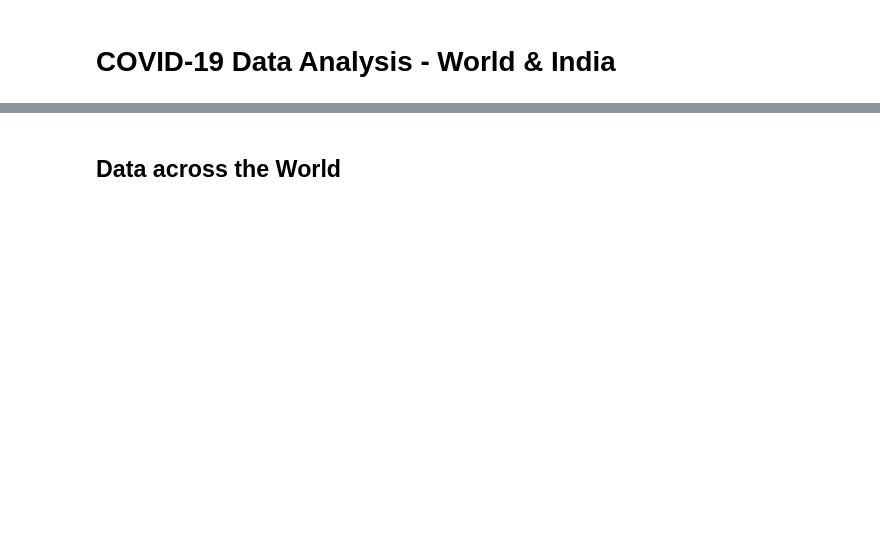
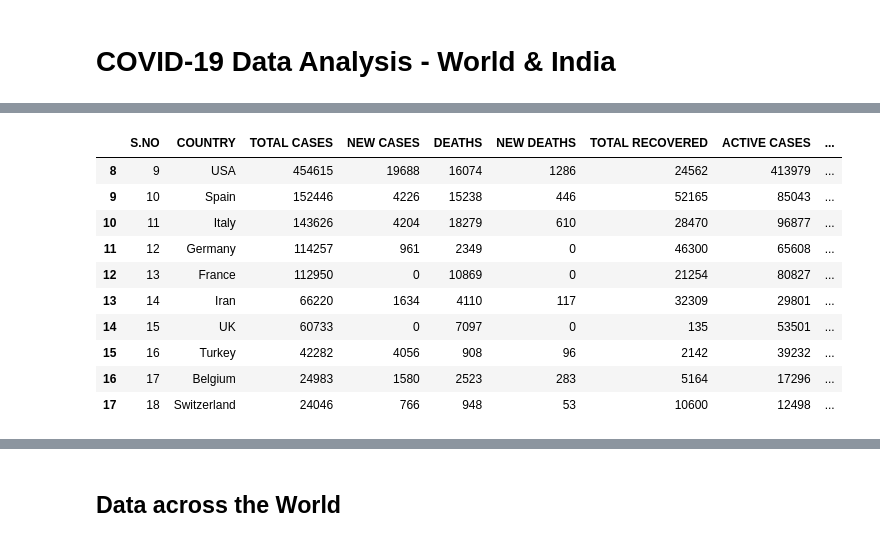
Before and after one commit to Ram-95/Corona-Tracker, a Jupyter notebook: COVID-19_Data_Analysis.ipynb, the cells around one changed output, grey strips where cells are left out. Saved outputs shown, nothing was run; the diff lists cells and outputs as text; code cells hidden in the pictures; blank space fills up the shorter version.

```diff
--- a/COVID-19_Data_Analysis.ipynb
+++ b/COVID-19_Data_Analysis.ipynb
@@ -31,3 +91,17 @@ df.tail()
+# %%
+df4.iloc[8:18]
+# %% [output]
+|  | S.NO | COUNTRY | TOTAL CASES | NEW CASES | DEATHS | NEW DEATHS | TOTAL RECOVERED | ACTIVE CASES | ... |
+| 8 | 9 | USA | 454615 | 19688 | 16074 | 1286 | 24562 | 413979 | ... |
+| 9 | 10 | Spain | 152446 | 4226 | 15238 | 446 | 52165 | 85043 | ... |
+| 10 | 11 | Italy | 143626 | 4204 | 18279 | 610 | 28470 | 96877 | ... |
+| 11 | 12 | Germany | 114257 | 961 | 2349 | 0 | 46300 | 65608 | ... |
+| 12 | 13 | France | 112950 | 0 | 10869 | 0 | 21254 | 80827 | ... |
+| 13 | 14 | Iran | 66220 | 1634 | 4110 | 117 | 32309 | 29801 | ... |
+| 14 | 15 | UK | 60733 | 0 | 7097 | 0 | 135 | 53501 | ... |
+| 15 | 16 | Turkey | 42282 | 4056 | 908 | 96 | 2142 | 39232 | ... |
+| 16 | 17 | Belgium | 24983 | 1580 | 2523 | 283 | 5164 | 17296 | ... |
+| 17 | 18 | Switzerland | 24046 | 766 | 948 | 53 | 10600 | 12498 | ... |
 # %%
 df2.tail()
 # %% [output]
```
Also changed, not shown: parts of 8 cells of this notebook.
